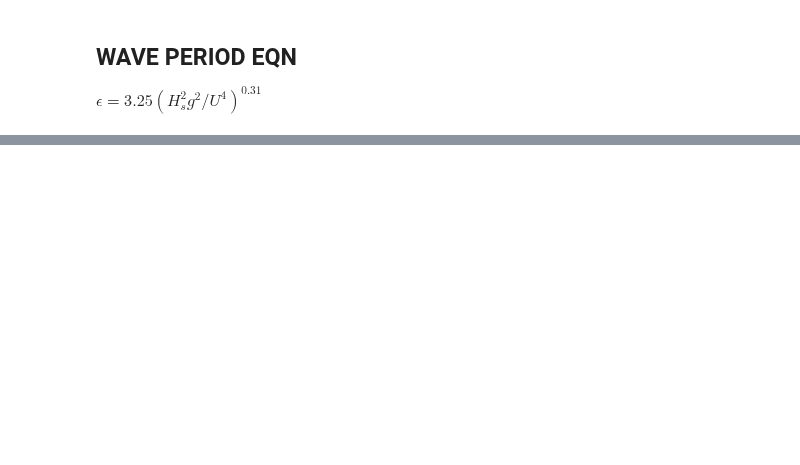
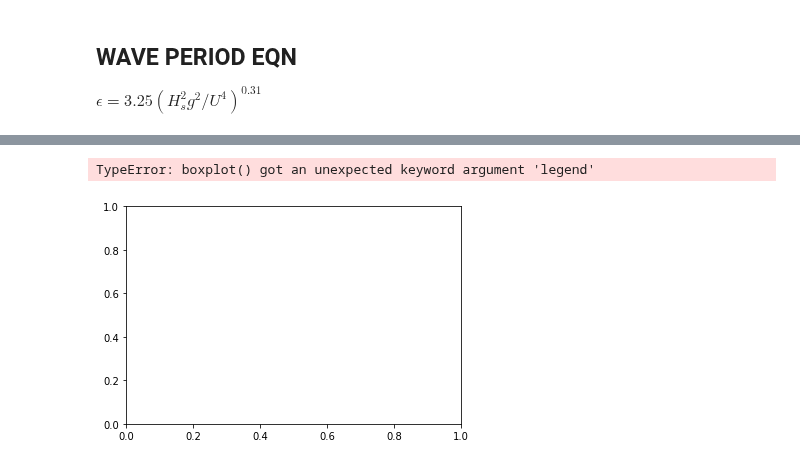
Before and after one commit to CourtneySmith32/Honours-Coursework, a Jupyter notebook: CBG_month.ipynb, the cells around one changed output, grey strips where cells are left out. Cells and saved outputs as stored; diff of their text form; code cells hidden in the pictures; blank space fills up the shorter version.

```diff
--- a/CBG_month.ipynb
+++ b/CBG_month.ipynb
@@ -567,0 +388,6 @@ m.scatter(xs2,ys2,marker=".", alpha=0.7)
+# %%
+import seaborn as sns
+bplot = sns.boxplot(y='janwh', x='febwh', data = df3, width=0.5)
+# %% [output]
+TypeError: boxplot() got an unexpected keyword argument 'legend'
+[figure, added]
```
Also changed, not shown: parts of 47 cells of this notebook, 6 other files.
